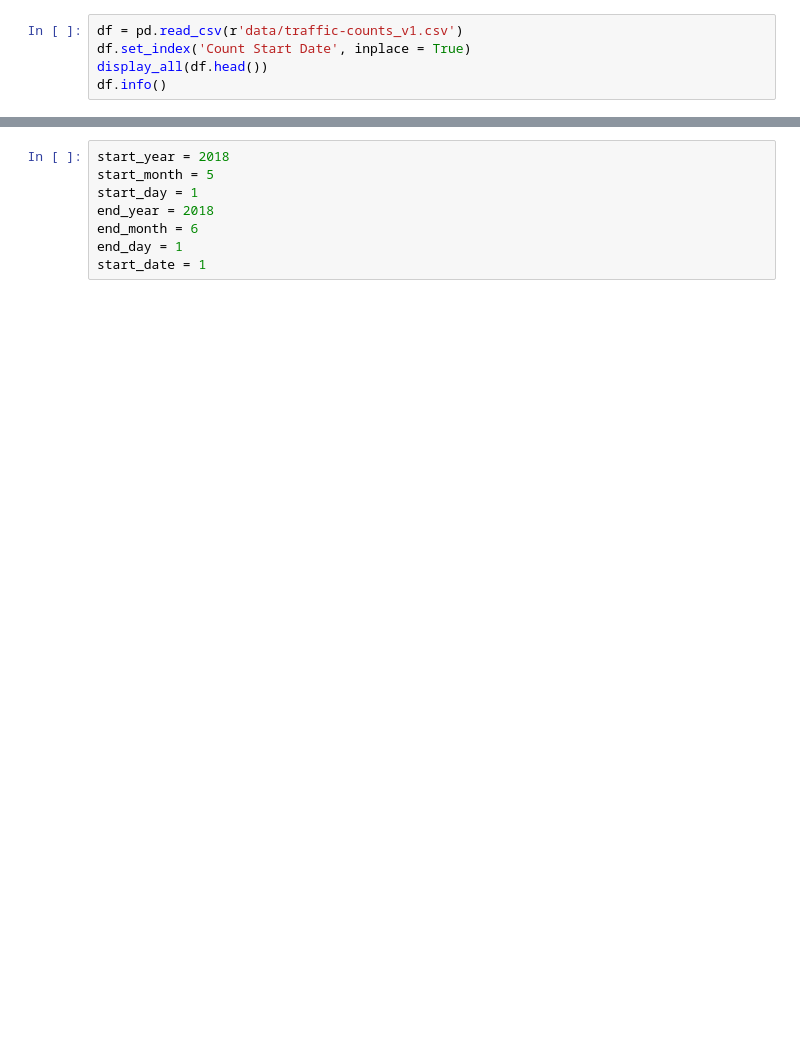
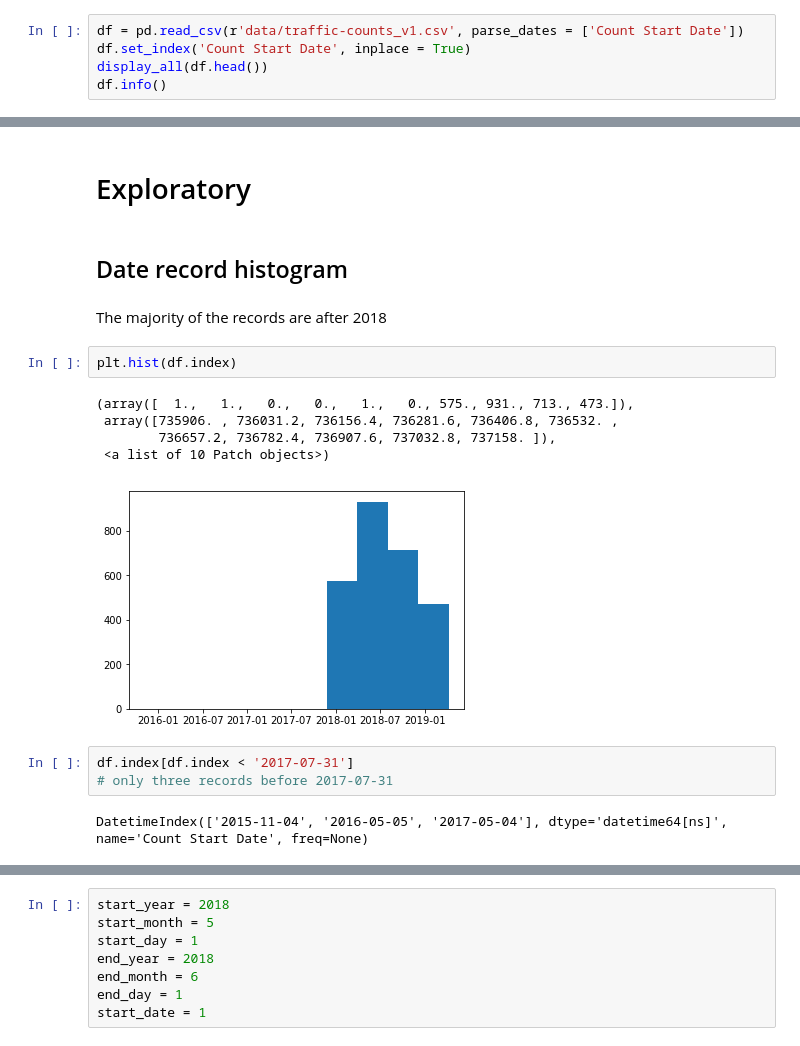
Before and after one commit to klin059/Auckland_traffic_analysis, a Jupyter notebook: 2_Interactive_visualization.ipynb, the cells around one changed output, grey strips where cells are left out. Saved outputs shown, nothing was run; the diff lists cells and outputs as text; blank space fills up the shorter version.

```diff
--- a/2_Interactive_visualization.ipynb
+++ b/2_Interactive_visualization.ipynb
@@ -25,5 +32,5 @@ import folium
 # %%
-df = pd.read_csv(r'data/traffic-counts_v1.csv')
+df = pd.read_csv(r'data/traffic-counts_v1.csv', parse_dates = ['Count Start Date'])
 df.set_index('Count Start Date', inplace = True)
 display_all(df.head())
 df.info()
@@ -59,0 +88,19 @@ memory usage: 463.2+ KB
+# %% [markdown]
+# Exploratory
+# %% [markdown]
+## Date record histogram
+# %% [markdown]
+The majority of the records are after 2018
+# %%
+plt.hist(df.index)
+# %% [output]
+(array([  1.,   1.,   0.,   0.,   1.,   0., 575., 931., 713., 473.]),
+ array([735906. , 736031.2, 736156.4, 736281.6, 736406.8, 736532. ,
+        736657.2, 736782.4, 736907.6, 737032.8, 737158. ]),
+ <a list of 10 Patch objects>)
+[figure, added]
+# %%
+df.index[df.index < '2017-07-31']
+# only three records before 2017-07-31
+# %% [output]
+DatetimeIndex(['2015-11-04', '2016-05-05', '2017-05-04'], dtype='datetime64[ns]', name='Count Start Date', freq=None)
```
Also changed, not shown: parts of 29 cells of this notebook, 4 other files.
